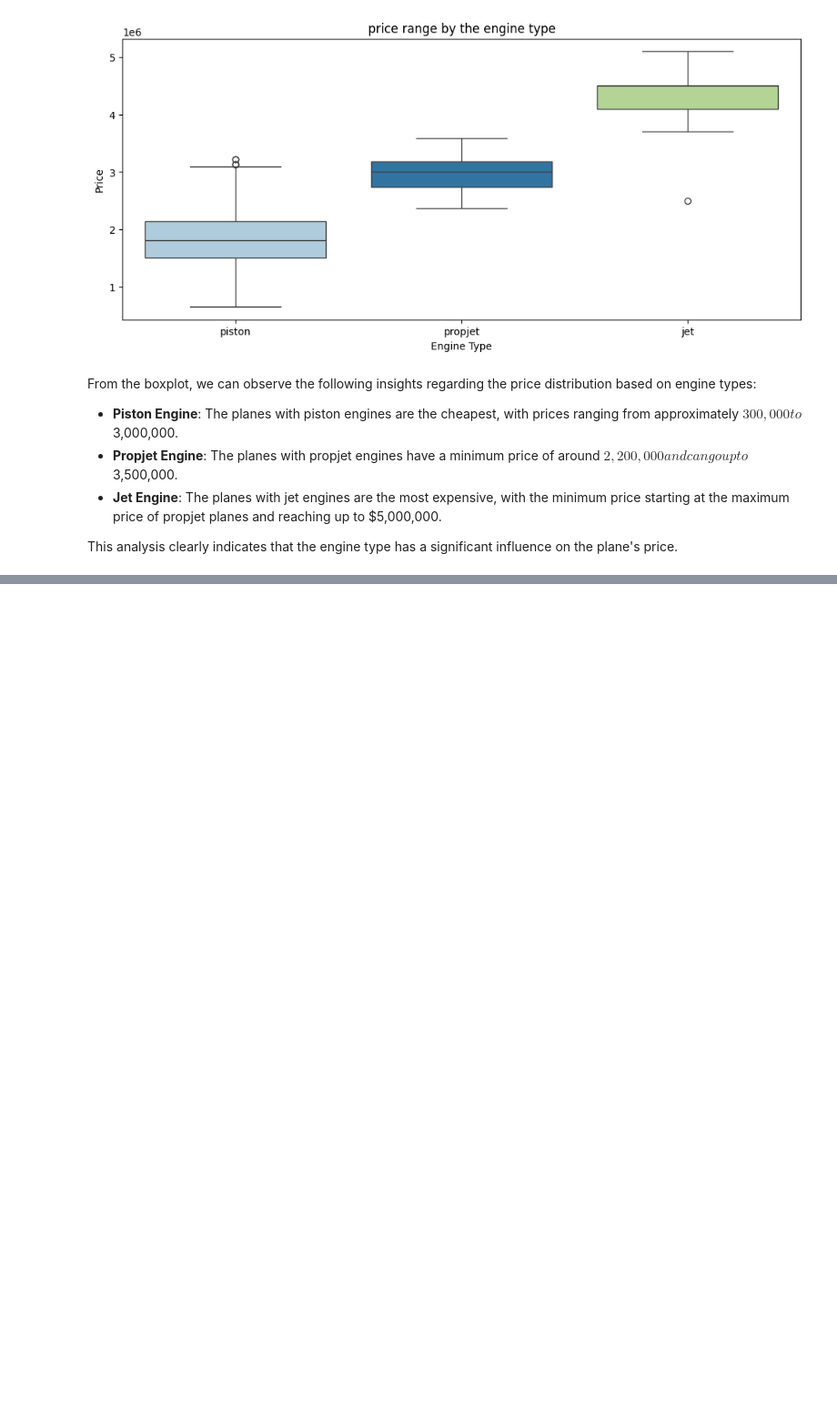
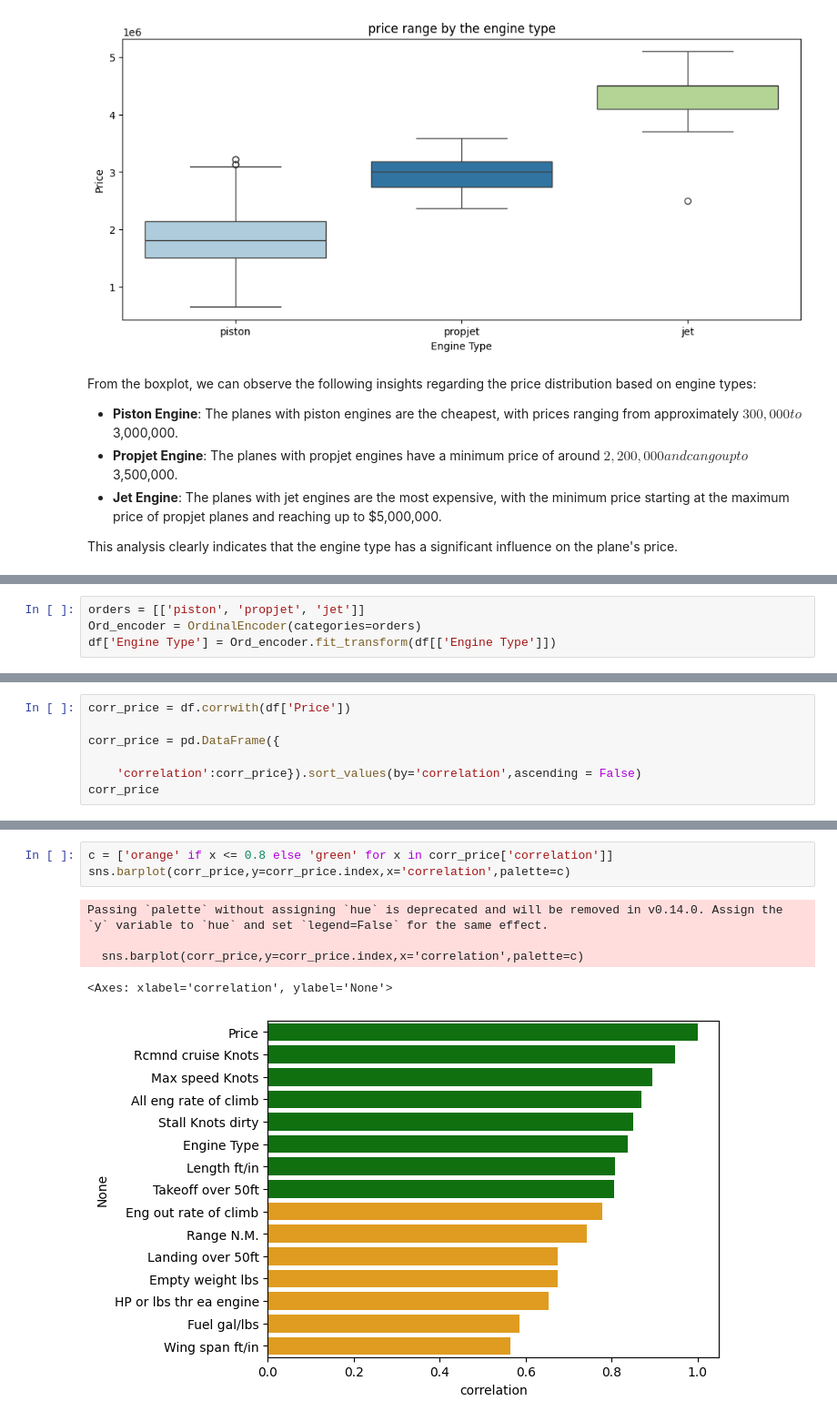
Before and after one commit to YassineSdk/plane_price_prediction, a Jupyter notebook: model.ipynb, the cells around one changed output, grey strips where cells are left out. Shown at 91% size. Cells and saved outputs as stored; diff of their text form; blank space fills up the shorter version.

```diff
--- a/model.ipynb
+++ b/model.ipynb
@@ -199,0 +285,4 @@ This analysis clearly indicates that the engine type has a significant influence
+# %%
+orders = [['piston', 'propjet', 'jet']]
+Ord_encoder = OrdinalEncoder(categories=orders)
+df['Engine Type'] = Ord_encoder.fit_transform(df[['Engine Type']])
@@ -199,0 +300,7 @@ This analysis clearly indicates that the engine type has a significant influence
+# %%
+corr_price = df.corrwith(df['Price'])
+
+corr_price = pd.DataFrame({
+
+    'correlation':corr_price}).sort_values(by='correlation',ascending = False)
+corr_price
@@ -199,0 +324,9 @@ This analysis clearly indicates that the engine type has a significant influence
+# %%
+c = ['orange' if x <= 0.8 else 'green' for x in corr_price['correlation']]
+sns.barplot(corr_price,y=corr_price.index,x='correlation',palette=c)
+# %% [output]
+Passing `palette` without assigning `hue` is deprecated and will be removed in v0.14.0. Assign the `y` variable to `hue` and set `legend=False` for the same effect.
+
+  sns.barplot(corr_price,y=corr_price.index,x='correlation',palette=c)
+<Axes: xlabel='correlation', ylabel='None'>
+[figure, added]
```
Also changed, not shown: parts of 18 cells of this notebook.
